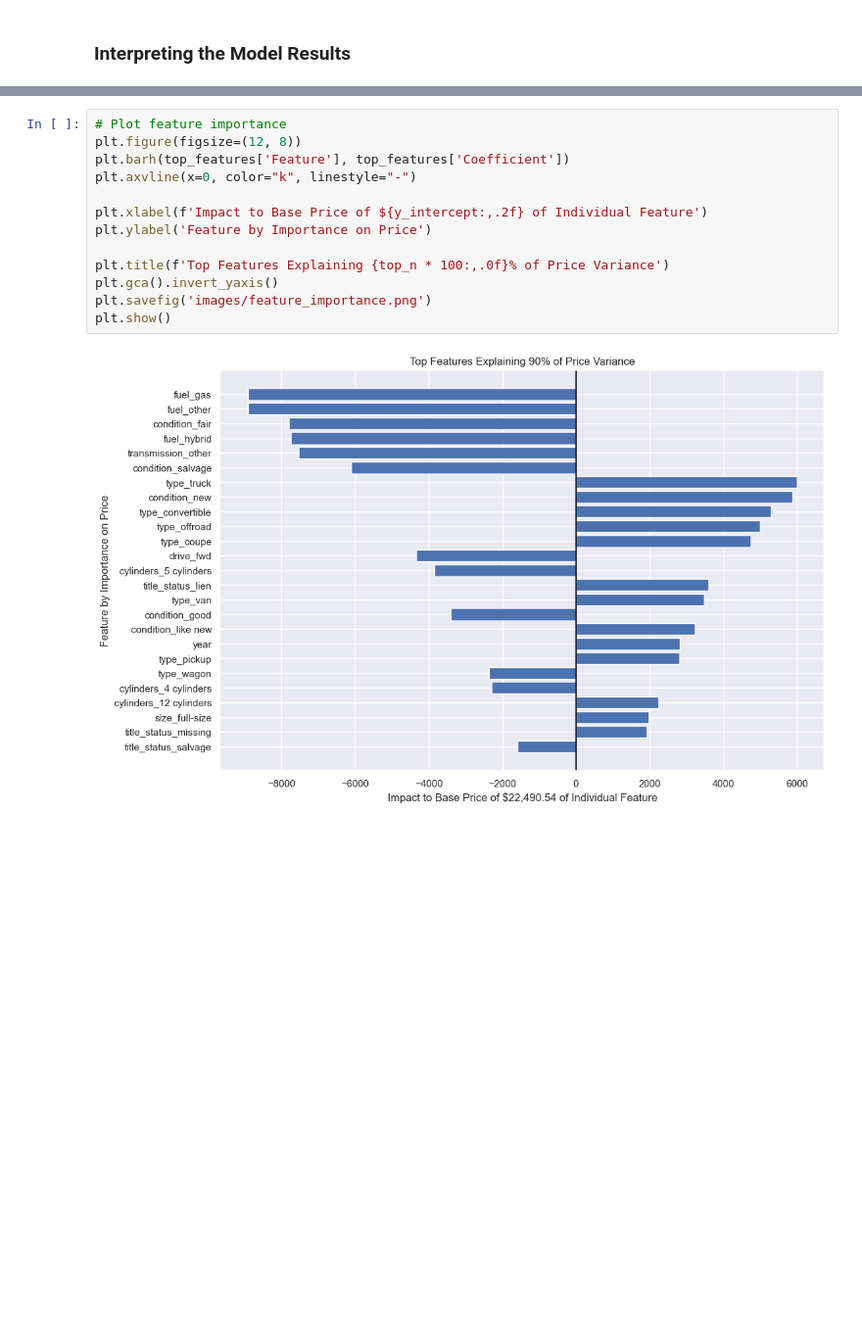
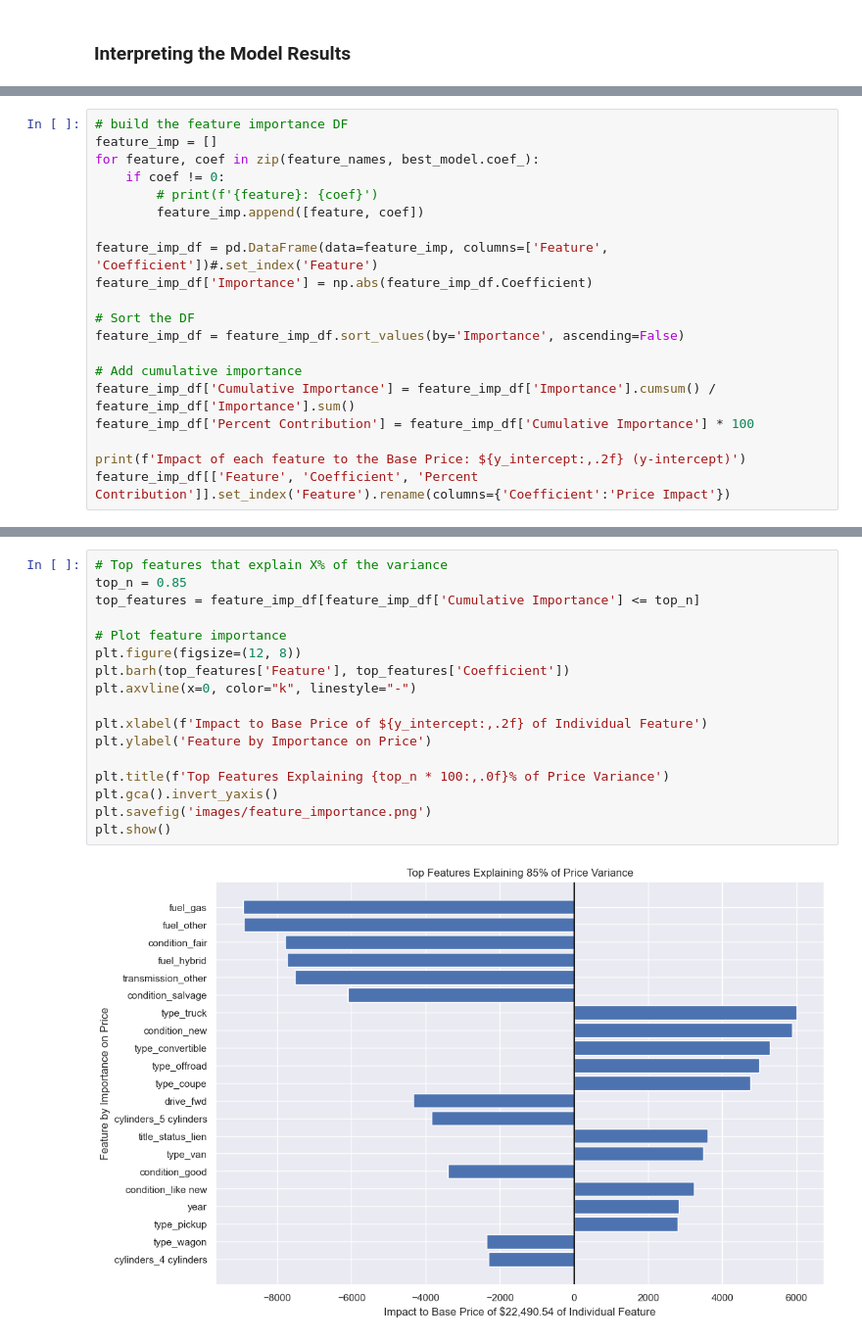
Before and after one commit to fazeelgm/UCB_ML_AI_PracticalApp_II, a Jupyter notebook: DataModels.ipynb, the cells around one changed output, grey strips where cells are left out. Shown at 98% size. Saved outputs shown, nothing was run; the diff lists cells and outputs as text; blank space fills up the shorter version.

```diff
--- a/DataModels.ipynb
+++ b/DataModels.ipynb
@@ -520,0 +466,20 @@ feature_imp_df#[['Coefficient', 'Cumulative Importance']]
+# %%
+# build the feature importance DF
+feature_imp = []
+for feature, coef in zip(feature_names, best_model.coef_):
+    if coef != 0:
+        # print(f'{feature}: {coef}')
+        feature_imp.append([feature, coef])
+
+feature_imp_df = pd.DataFrame(data=feature_imp, columns=['Feature', 'Coefficient'])#.set_index('Feature')
+feature_imp_df['Importance'] = np.abs(feature_imp_df.Coefficient)
+
+# Sort the DF
+feature_imp_df = feature_imp_df.sort_values(by='Importance', ascending=False)
+
+# Add cumulative importance
+feature_imp_df['Cumulative Importance'] = feature_imp_df['Importance'].cumsum() / feature_imp_df['Importance'].sum()
+feature_imp_df['Percent Contribution'] = feature_imp_df['Cumulative Importance'] * 100
+
+print(f'Impact of each feature to the Base Price: ${y_intercept:,.2f} (y-intercept)')
+feature_imp_df[['Feature', 'Coefficient', 'Percent Contribution']].set_index('Feature').rename(columns={'Coefficient':'Price Impact'})
@@ -521,15 +506,19 @@ feature_imp_df#[['Coefficient', 'Cumulative Importance']]
 # %%
+# Top features that explain X% of the variance
+top_n = 0.85
+top_features = feature_imp_df[feature_imp_df['Cumulative Importance'] <= top_n]
+
 # Plot feature importance
 plt.figure(figsize=(12, 8))
 plt.barh(top_features['Feature'], top_features['Coefficient'])
 plt.axvline(x=0, color="k", linestyle="-")
 
 plt.xlabel(f'Impact to Base Price of ${y_intercept:,.2f} of Individual Feature')
 plt.ylabel('Feature by Importance on Price')
 
 plt.title(f'Top Features Explaining {top_n * 100:,.0f}% of Price Variance')
 plt.gca().invert_yaxis()
 plt.savefig('images/feature_importance.png')
 plt.show()
 # %% [output]
-[figure, old version]
+[figure, new version]
```
Also changed, not shown: parts of 5 cells of this notebook, 6 other files.
